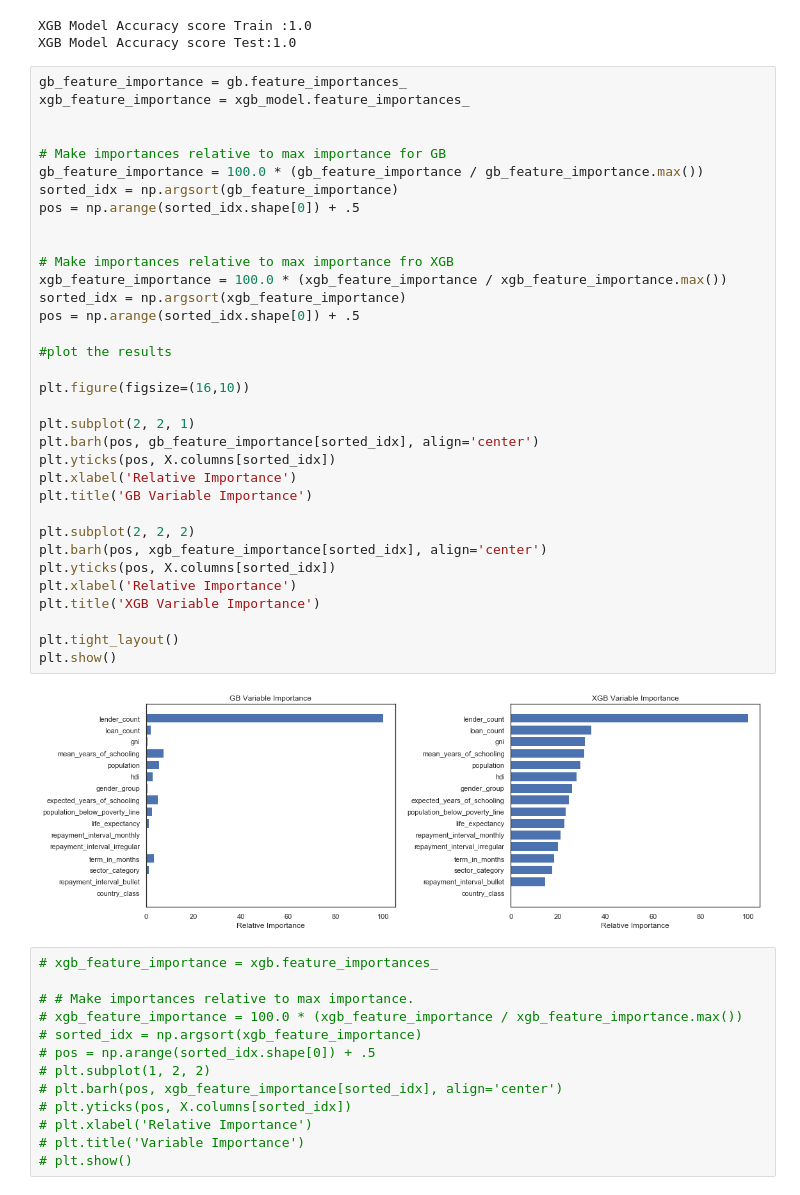
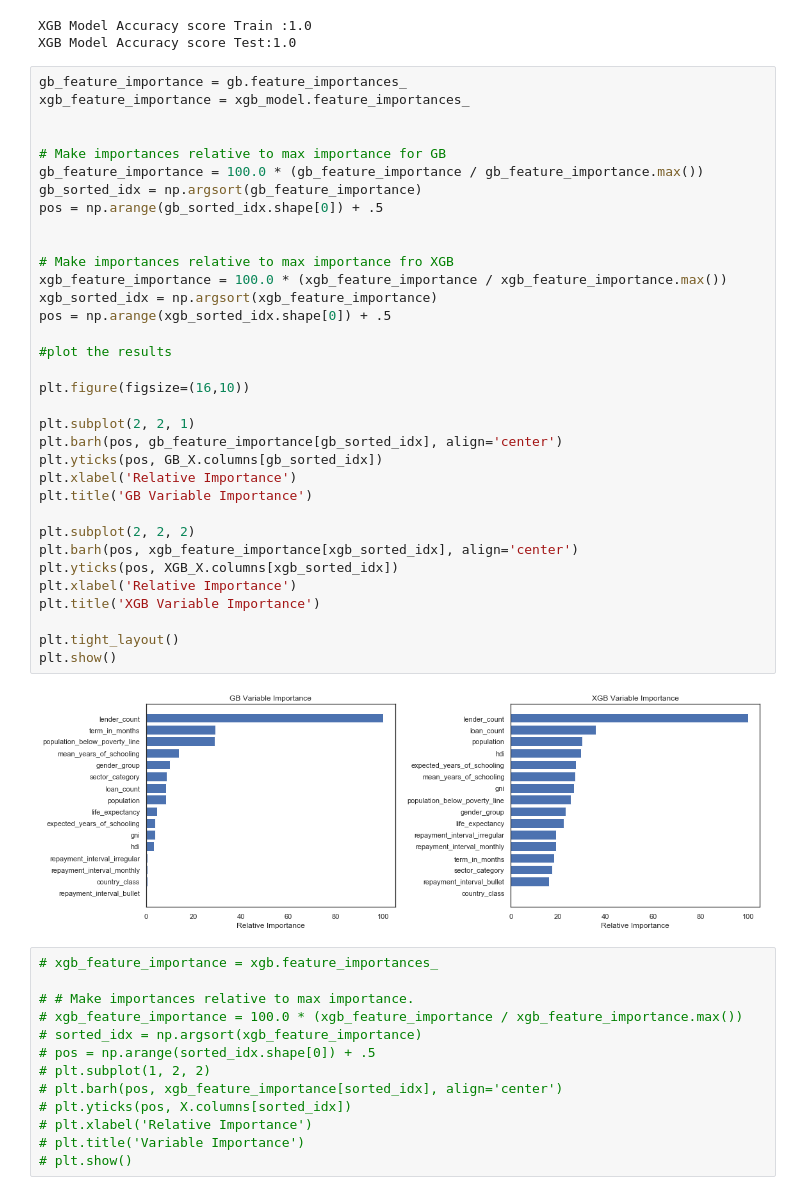
Before and after one commit to TheONEShafiq/Thinkful, a Jupyter notebook: Capstone2_Kiva.ipynb, the cells around one changed output. Drawn from its saved outputs; the diff is of its cells as text.

```diff
--- a/Capstone2_Kiva.ipynb
+++ b/Capstone2_Kiva.ipynb
@@ -939,39 +939,39 @@ XGB Model Accuracy score Test:1.0
 # %%
 gb_feature_importance = gb.feature_importances_
 xgb_feature_importance = xgb_model.feature_importances_
 
 
 # Make importances relative to max importance for GB
 gb_feature_importance = 100.0 * (gb_feature_importance / gb_feature_importance.max())
-sorted_idx = np.argsort(gb_feature_importance)
-pos = np.arange(sorted_idx.shape[0]) + .5
+gb_sorted_idx = np.argsort(gb_feature_importance)
+pos = np.arange(gb_sorted_idx.shape[0]) + .5
 
 
 # Make importances relative to max importance fro XGB
 xgb_feature_importance = 100.0 * (xgb_feature_importance / xgb_feature_importance.max())
-sorted_idx = np.argsort(xgb_feature_importance)
-pos = np.arange(sorted_idx.shape[0]) + .5
+xgb_sorted_idx = np.argsort(xgb_feature_importance)
+pos = np.arange(xgb_sorted_idx.shape[0]) + .5
 
 #plot the results
 
 plt.figure(figsize=(16,10))
 
 plt.subplot(2, 2, 1)
-plt.barh(pos, gb_feature_importance[sorted_idx], align='center')
-plt.yticks(pos, X.columns[sorted_idx])
+plt.barh(pos, gb_feature_importance[gb_sorted_idx], align='center')
+plt.yticks(pos, GB_X.columns[gb_sorted_idx])
 plt.xlabel('Relative Importance')
 plt.title('GB Variable Importance')
 
 plt.subplot(2, 2, 2)
-plt.barh(pos, xgb_feature_importance[sorted_idx], align='center')
-plt.yticks(pos, X.columns[sorted_idx])
+plt.barh(pos, xgb_feature_importance[xgb_sorted_idx], align='center')
+plt.yticks(pos, XGB_X.columns[xgb_sorted_idx])
 plt.xlabel('Relative Importance')
 plt.title('XGB Variable Importance')
 
 plt.tight_layout()
 plt.show()
 # %% [output]
-[figure, old version]
+[figure, new version]
 # %%
 # xgb_feature_importance = xgb.feature_importances_
 
```
Also changed, not shown: parts of 9 cells of this notebook.
